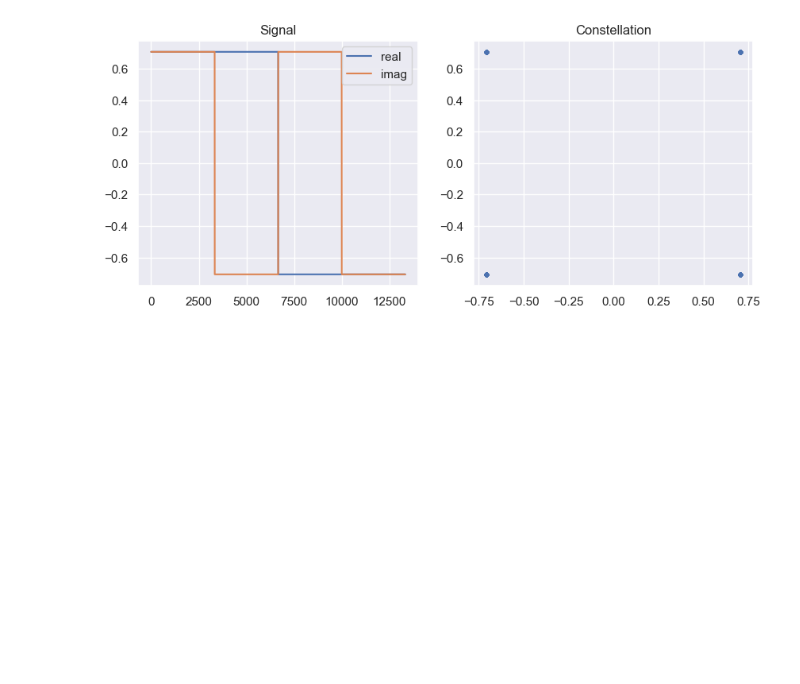
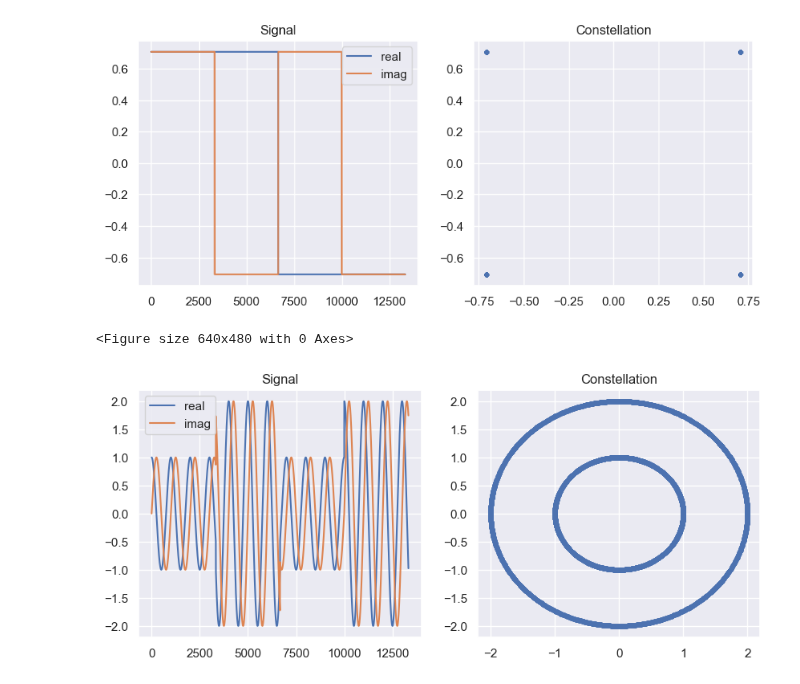
Before and after one commit to zanderman/gan-wireless-5g, a Jupyter notebook: dataset.ipynb, the cells around one changed output. Saved outputs shown, nothing was run; the diff lists cells and outputs as text; code cells hidden in the pictures; blank space fills up the shorter version.

Commit message:
Adds amplitude shift keying modulation

```diff
--- a/dataset.ipynb
+++ b/dataset.ipynb
@@ -62,6 +62,7 @@ def t2n(
 def wave(
     fc: float|np.ndarray[float] = 0.,
     t: np.ndarray[float] = 0.,
+    amp: float|np.ndarray[float] = 1.,
     phi: float|np.ndarray[float] = 0.,
     ) -> np.ndarray[np.complex64]:
     """Sinusoid waveform generator from time vector.
@@ -69,6 +70,7 @@ def wave(
     Args:
         fc (float|np.ndarray[float], optional): Carrier frequency (Hz). Defaults to zero.
         t (np.ndarray[float], optional): Vector of time values (seconds). Defaults to zero.
+        amp (float|np.ndarray[float], optional): Signal amplitude, or vector of amplitudes. Defaults to one.
         phi (float|np.ndarray[float], optional): Signal phase, or vector of phases. Defaults to zero.
 
     Returns:
@@ -80,8 +82,10 @@ def wave(
         fc = 0.
     if t is None: # Catch time vector being set to null.
         t = 0.
+    if amp is None: # Catch amplitude being set to null.
+        amp = 1.
     k = 2.*np.pi*fc*t + phi # Content of Euler's formula.
-    x = np.exp(1.j*k) # Complex sinusoid.
+    x = amp*np.exp(1.j*k) # Complex sinusoid.
     return x
 # %% [markdown]
 ## Modulation Schemes
@@ -215,3 +249,26 @@ axd['B'].grid(True)
 # %% [output]
 <Figure size 640x480 with 0 Axes>
 [figure]
+# %%
+fc = 1e3
+fs = 10e5
+bits = [0, 1, 0, 1]
+baud = 300
+x = ask(scheme=np.array([1., 2.]), bits=bits, baud=baud, fs=fs, fc=fc)
+n = np.r_[0:len(x)]
+
+
+plt.figure()
+
+fig, axd = plt.subplot_mosaic("AB", figsize=(10,4))
+axd['A'].plot(n, np.real(x), label='real')
+axd['A'].plot(n, np.imag(x), label='imag')
+axd['A'].set_title('Signal')
+axd['A'].legend()
+
+axd['B'].plot(np.real(x.round(10)), np.imag(x.round(10)), '.')
+axd['B'].set_title('Constellation')
+axd['B'].grid(True)
+# %% [output]
+<Figure size 640x480 with 0 Axes>
+[figure, added]
```
Also changed, not shown: parts of 2 cells of this notebook.
